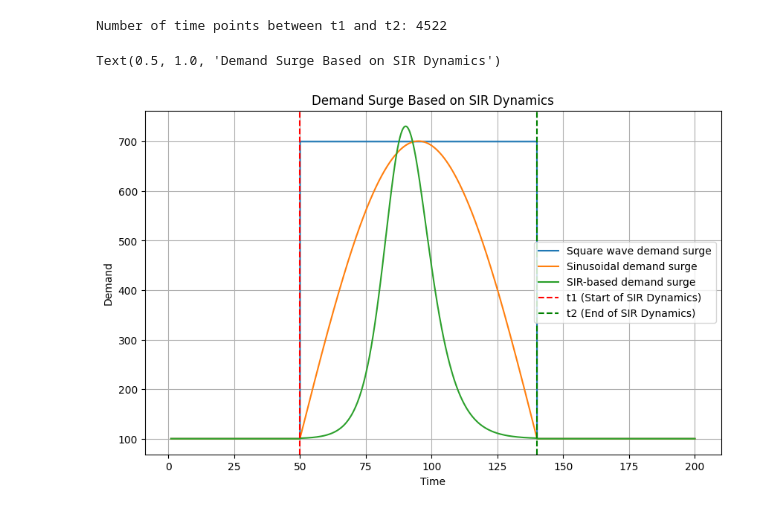
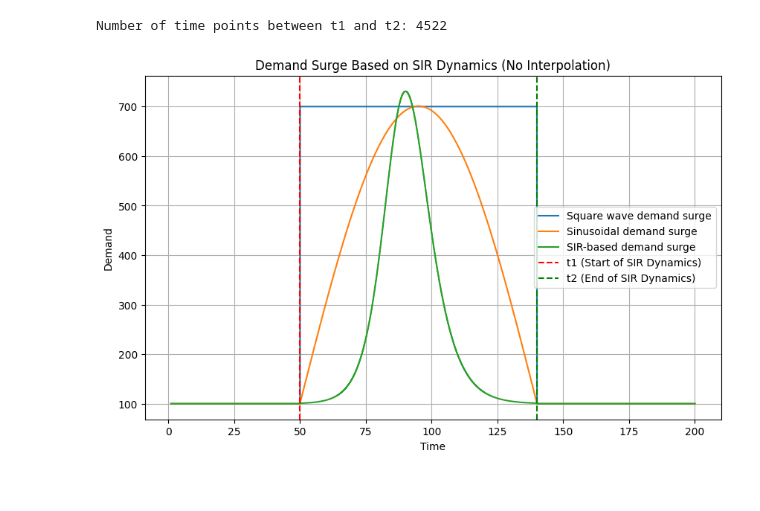
Before and after one commit to shakir507/BacklogModels, a Jupyter notebook: DemandSurgeModels.ipynb, the cells around one changed output. Saved outputs shown, nothing was run; the diff lists cells and outputs as text; code cells hidden in the pictures.

```diff
--- a/DemandSurgeModels.ipynb
+++ b/DemandSurgeModels.ipynb
@@ -36,6 +36,35 @@ Ntot=10000 #Total population
 # Define the time-dependent growth rate a(t)
 def STEP(a0, t, t0):
     return a0 * np.heaviside(t - t0, 0)
+# %%
+
+
+def demandsurge_function(fn=1):
+    if fn == 1 or fn == 2:
+        return demandsurge
+    if fn == 3:
+        t_sir, I_sir = solve_SIR_direct(t1, t2)  # Get time points and infected population
+        return t_sir, I_sir
+
+def demand(t, delta, fn=1):
+    if fn == 1:
+        return 100 + STEP(delta, t, t1) - STEP(delta, t, t1 + period)  # Square wave
+    if fn == 2:
+        return 100 + (1 + delta * np.sin(2 * np.pi * (t - t1) / (2 * period))) * STEP(1, t, t1) - STEP(1, t, t1 + period) * (1 + delta * np.sin(2 * np.pi * (t - t1) / (2 * period)))  # Sinusoidal
+    if fn == 3:
+        t_sir, I_sir = delta  # Unpack time points and infected population
+        # Use constant demand for t < t1 and t > t2
+        demand_values = np.zeros_like(t)
+        for i, t_val in enumerate(t):
+            if t_val < t1:
+                demand_values[i] = 100  # Constant before t1
+            elif t_val > t2:
+                demand_values[i] = 100  # Constant after t2
+            else:
+                # Use the SIR-infected population for t1 <= t <= t2
+                idx = np.searchsorted(t_sir, t_val)  # Find the closest SIR time point
+                demand_values[i] = 100 + I_sir[idx]
+        return demand_values
 # %%
 
 def SIR(t, Y, beta, gamma):
@@ -85,27 +97,17 @@ def demandsurge_function(fn=1):
-# %%
-
-def demand(t, delta, fn=1):
-    if fn == 1:
-        return 100 + STEP(delta, t, t1) - STEP(delta, t, t1 + period)  # Square wave
-    if fn == 2:
-        return 100 + (1 + delta * np.sin(2 * np.pi * (t - t1) / (2 * period))) * STEP(1, t, t1) - STEP(1, t, t1 + period) * (1 + delta * np.sin(2 * np.pi * (t - t1) / (2 * period)))  # Sinusoidal
-    if fn == 3:
-        SIR_I_at_t = delta  # `delta` is the array from demandsurge_function(fn=3)
-        return np.where(t < t1, 100, np.where(t > t2, 100, 100 + SIR_I_at_t * (STEP(1, t, t1) - STEP(1, t, t1 + period))))  # SIR-based
 # %%
 
 # Plot the demand surge
 plt.figure(figsize=(10, 6))
-plt.plot(time_points_backlog, demand(time_points_backlog, demandsurge_function(fn=1),fn=1), label='Square wave demand surge')
+plt.plot(time_points_backlog, demand(time_points_backlog, demandsurge_function(fn=1), fn=1), label='Square wave demand surge')
 plt.plot(time_points_backlog, demand(time_points_backlog, demandsurge_function(fn=2), fn=2), label='Sinusoidal demand surge')
 plt.plot(time_points_backlog, demand(time_points_backlog, demandsurge_function(fn=3), fn=3), label='SIR-based demand surge')
 plt.axvline(t1, color='red', linestyle='--', label='t1 (Start of SIR Dynamics)')
 plt.axvline(t2, color='green', linestyle='--', label='t2 (End of SIR Dynamics)')
 plt.xlabel('Time')
 plt.ylabel('Demand')
 plt.legend()
 plt.grid()
-plt.title('Demand Surge Based on SIR Dynamics')
+plt.title('Demand Surge Based on SIR Dynamics (No Interpolation)')
+plt.show()
 # %% [output]
-Text(0.5, 1.0, 'Demand Surge Based on SIR Dynamics')
-[figure, old version]
+[figure, new version]
```
Also changed, not shown: parts of 1 cell of this notebook.
